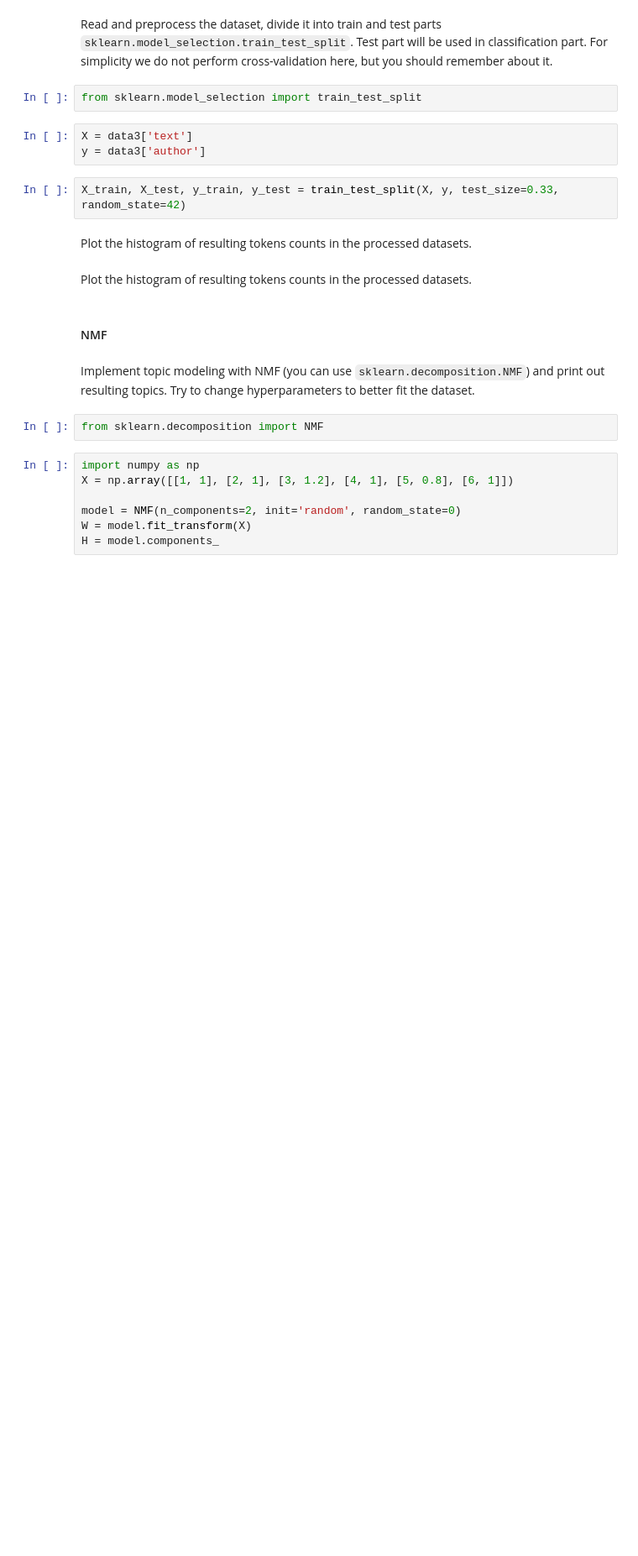
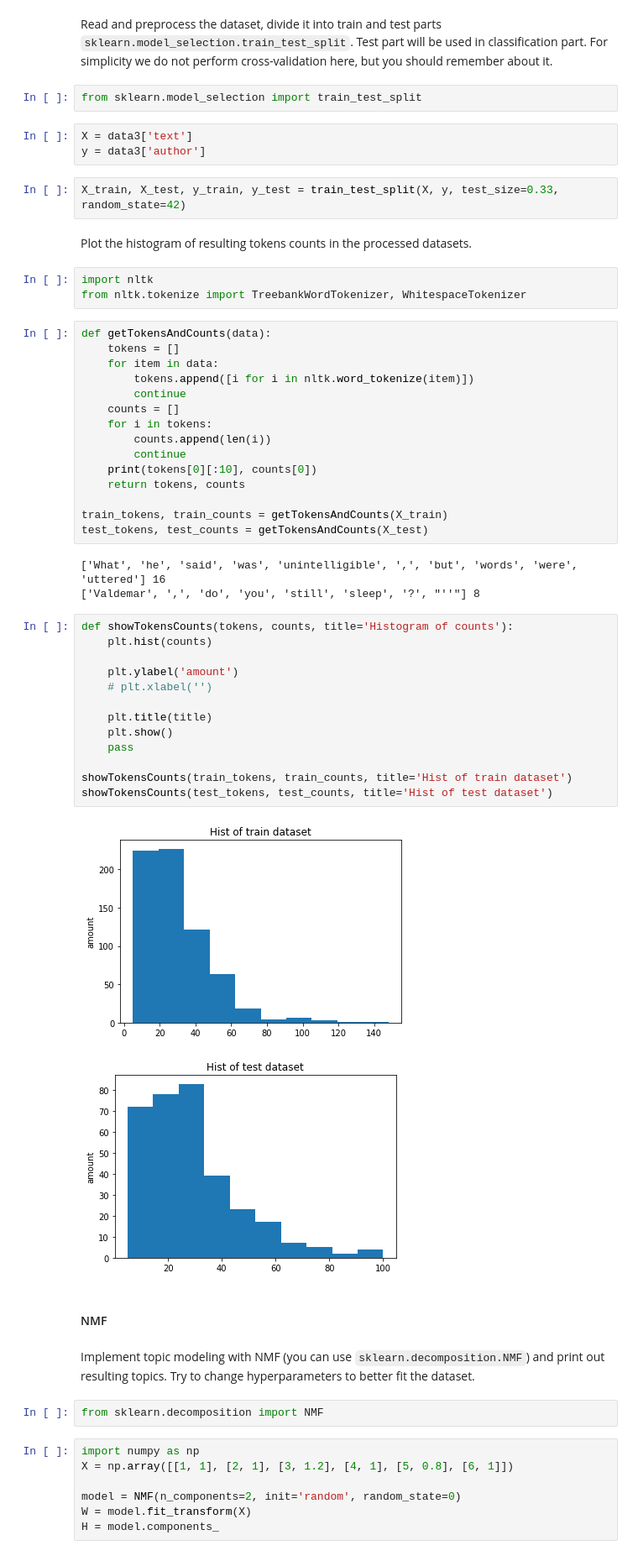
Before and after one commit to bogya345/NLP_labs, a Jupyter notebook: hw1.ipynb, the cells around one changed output. Shown at 84% size. Saved outputs shown, nothing was run; the diff lists cells and outputs as text; blank space fills up the shorter version.

```diff
--- a/hw1.ipynb
+++ b/hw1.ipynb
@@ -521,8 +530,43 @@ y = data3['author']
 X_train, X_test, y_train, y_test = train_test_split(X, y, test_size=0.33, random_state=42)
 # %% [markdown]
 Plot the histogram of resulting tokens counts in the processed datasets.
-# %% [markdown]
-Plot the histogram of resulting tokens counts in the processed datasets.
+# %%
+import nltk
+from nltk.tokenize import TreebankWordTokenizer, WhitespaceTokenizer
+# %%
+def getTokensAndCounts(data):
+    tokens = []
+    for item in data:
+        tokens.append([i for i in nltk.word_tokenize(item)])
+        continue
+    counts = []
+    for i in tokens:
+        counts.append(len(i))
+        continue
+    print(tokens[0][:10], counts[0])
+    return tokens, counts
+
+train_tokens, train_counts = getTokensAndCounts(X_train)
+test_tokens, test_counts = getTokensAndCounts(X_test)
+# %% [output]
+['What', 'he', 'said', 'was', 'unintelligible', ',', 'but', 'words', 'were', 'uttered'] 16
+['Valdemar', ',', 'do', 'you', 'still', 'sleep', '?', "''"] 8
+# %%
+def showTokensCounts(tokens, counts, title='Histogram of counts'):
+    plt.hist(counts)
+
+    plt.ylabel('amount')
+    # plt.xlabel('')
+
+    plt.title(title)
+    plt.show()
+    pass
+
+showTokensCounts(train_tokens, train_counts, title='Hist of train dataset')
+showTokensCounts(test_tokens, test_counts, title='Hist of test dataset')
+# %% [output]
+[figure, added]
+[figure, added]
 # %% [markdown]
 #### NMF
 # %% [markdown]
```
Also changed, not shown: parts of 8 cells of this notebook.
